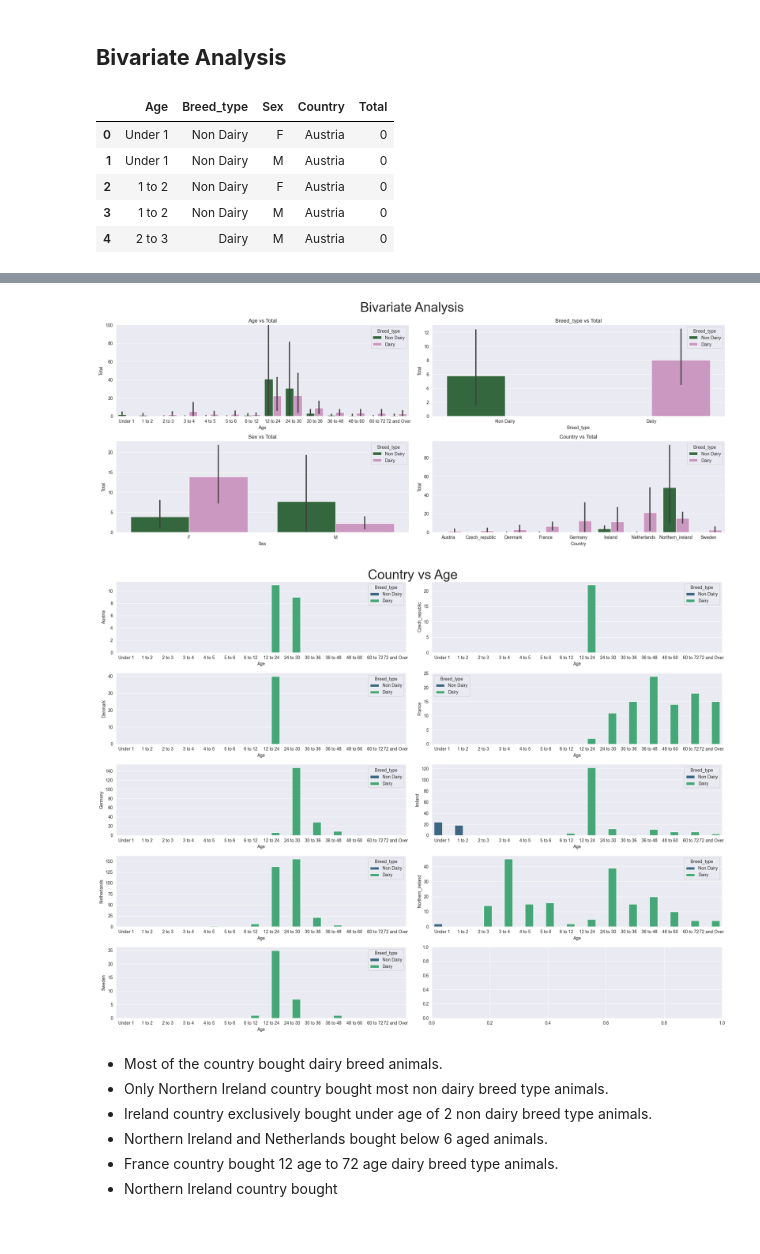
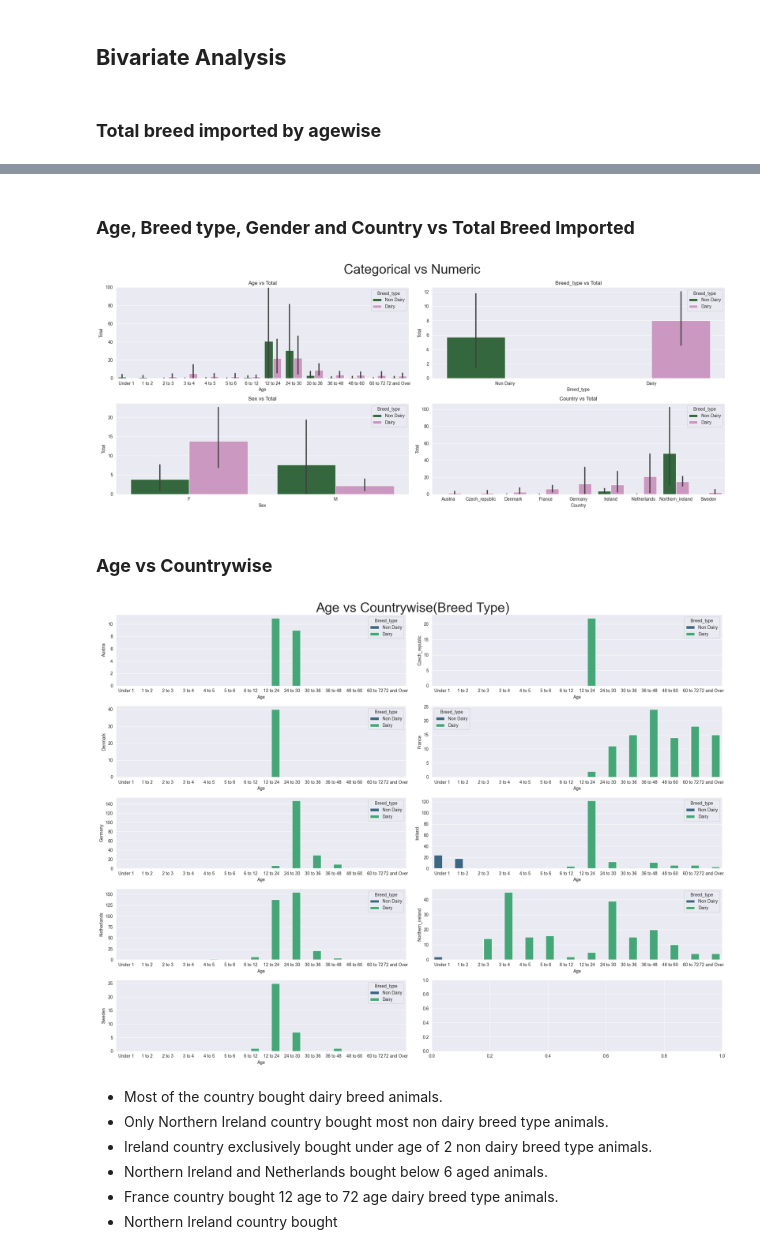
Before and after one commit to SwagAbyss/SwagML, a Jupyter notebook: Projects/Animals/animals.ipynb, the cells around one changed output, grey strips where cells are left out. Cells and saved outputs as stored; diff of their text form; code cells hidden in the pictures.

```diff
--- a/Projects/Animals/animals.ipynb
+++ b/Projects/Animals/animals.ipynb
@@ -187,14 +219,7 @@ plt.xlim(0,200)
 # %% [markdown]
 ## __Bivariate Analysis__
-# %%
-data2.head()
-# %% [output]
-|  | Age | Breed_type | Sex | Country | Total |
-| 0 | Under 1 | Non Dairy | F | Austria | 0 |
-| 1 | Under 1 | Non Dairy | M | Austria | 0 |
-| 2 | 1 to 2 | Non Dairy | F | Austria | 0 |
-| 3 | 1 to 2 | Non Dairy | M | Austria | 0 |
-| 4 | 2 to 3 | Dairy | M | Austria | 0 |
+# %% [markdown]
+### __Total breed imported by agewise__
 # %%
 pd.pivot_table(
     data=data2,
@@ -222,28 +247,33 @@ pd.pivot_table(
 |  | Non Dairy | 1.0 | 696.0 | 1.0 | 526.0 | 1.0 | 53.0 | 12.0 | 3.0 | 13.0 | ... |
 | Sweden | Dairy | 0.0 | 25.0 | 0.0 | 7.0 | 0.0 | 0.0 | 1.0 | 0.0 | 0.0 | ... |
 |  | Non Dairy | 0.0 | 0.0 | 0.0 | 0.0 | 0.0 | 0.0 | 0.0 | 0.0 | 0.0 | ... |
+# %% [markdown]
+### __Age, Breed type, Gender and Country vs Total Breed Imported__
 # %%
 fig, axes = plt.subplots(ncols=2, nrows=2, figsize=(20, 8))
 
 axes = axes.flat
 cat_cols =['Age', 'Breed_type', 'Sex', 'Country']
-for index, column in enumerate(data2[cat_cols].columns):
+for index, column in enumerate(data2[cat_cols]):
     sns.barplot(
         data=data2,
-        x=column,
-        y='Total',
+        x=data2[column],
+        y=data2['Total'],
         hue='Breed_type',
         palette='cubehelix',
         ax=axes[index]
 )
 
     axes[index].set_title((f'{column} vs Total'))
     # axes[index].set_xticks()
 axes[0].set(ylim=(0, 100))
-fig.suptitle('Bivariate Analysis', size=30)
+fig.suptitle('Categorical vs Numeric', size=30)
 fig.tight_layout()
+plt.show()
 # %% [output]
-[figure, old version]
+[figure, new version]
+# %% [markdown]
+### __Age vs Countrywise__
 # %%
 country_cols = ['Austria', 'Czech_republic', 'Denmark',
                 'France', 'Germany', 'Ireland', 'Netherlands',
@@ -262,10 +292,11 @@ for index, column in enumerate(data[country_cols]):
         palette='viridis',
         ax=axes[index]
 )
-fig.suptitle('Country vs Age', size=30)
+fig.suptitle('Age vs Countrywise(Breed Type)', size=30)
 fig.tight_layout()
+plt.show()
 # %% [output]
-[figure, old version]
+[figure, new version]
 # %% [markdown]
 - Most of the country bought dairy breed animals.
 - Only Northern Ireland country bought most non dairy breed type animals.
```
Also changed, not shown: parts of 29 cells of this notebook.
